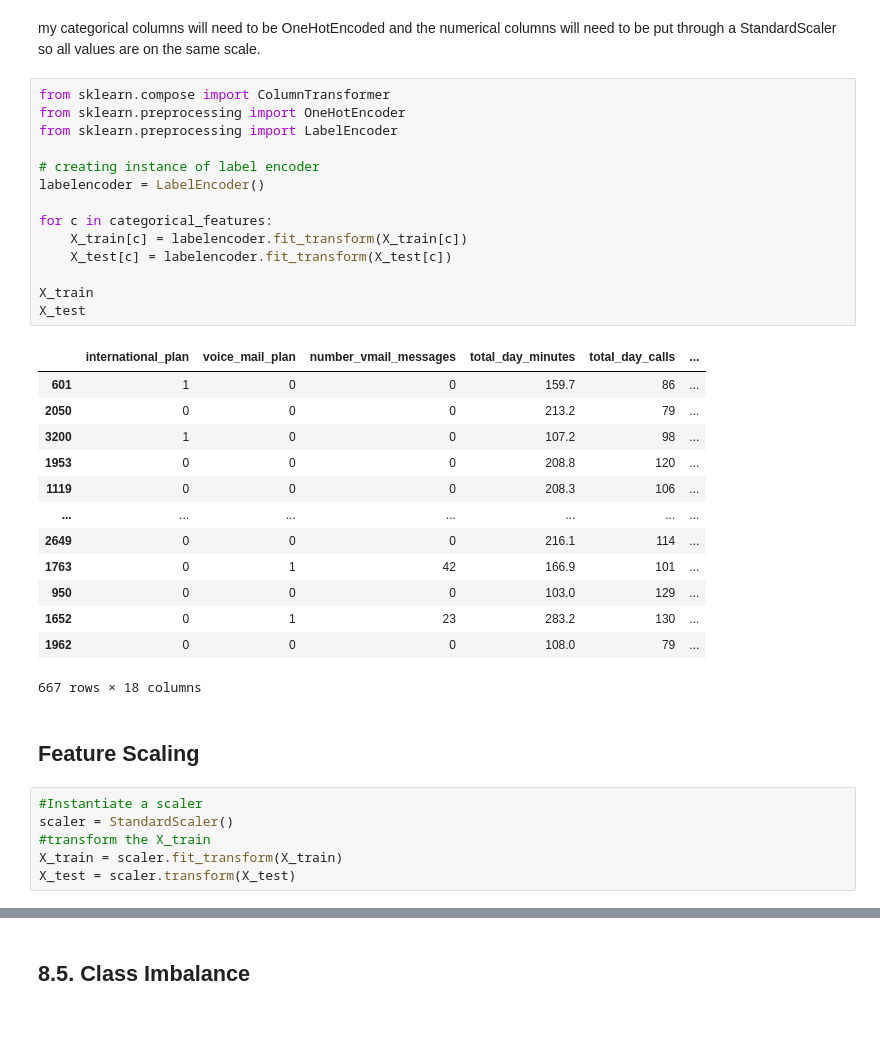
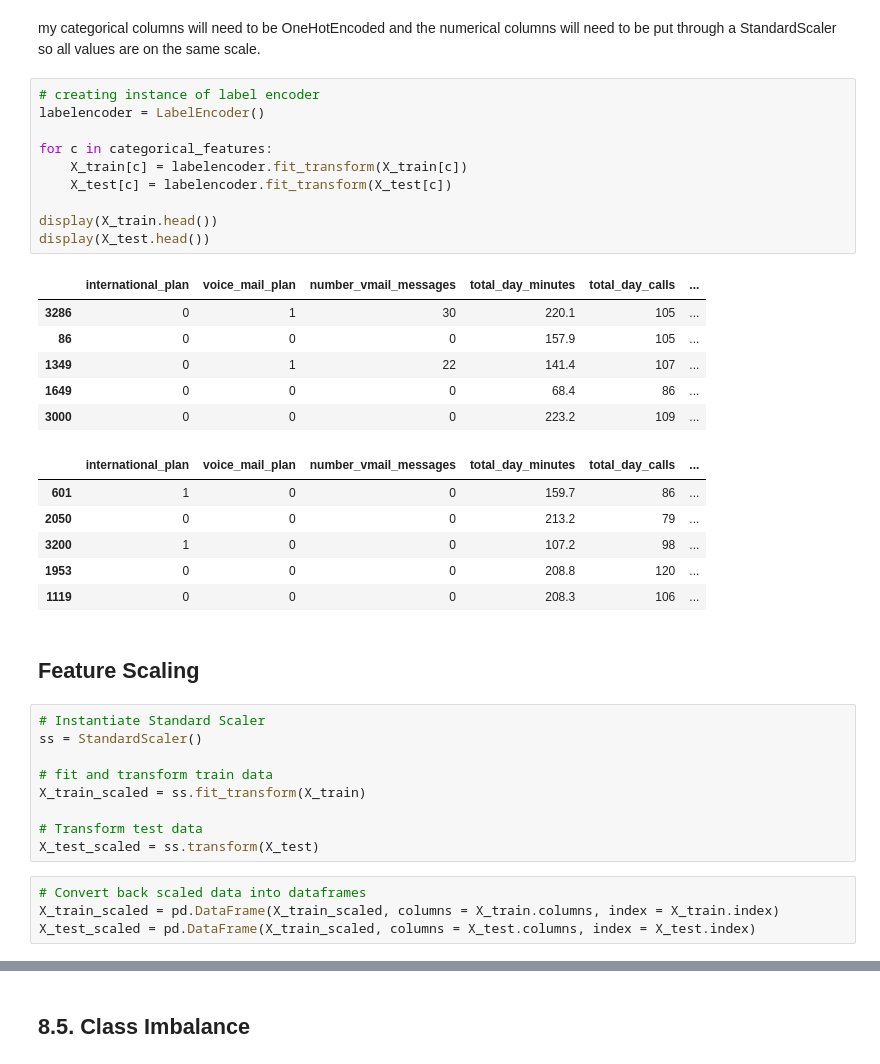
Before and after one commit to PatienceAnono/-SyriaTel-Customer-Churn-Project, a Jupyter notebook: SyriaTel Customer Churn.ipynb, the cells around one changed output, grey strips where cells are left out. Drawn from its saved outputs; the diff is of its cells as text; blank space fills up the shorter version.

```diff
--- a/SyriaTel Customer Churn.ipynb
+++ b/SyriaTel Customer Churn.ipynb
@@ -577,38 +580,40 @@ dtype: object
 # %% [markdown]
 my categorical columns will need to be OneHotEncoded and the numerical columns will need to be put through a StandardScaler so all values are on the same scale.
 # %%
-from sklearn.compose import ColumnTransformer
-from sklearn.preprocessing import OneHotEncoder
-from sklearn.preprocessing import LabelEncoder
-
 # creating instance of label encoder
 labelencoder = LabelEncoder()
 
 for c in categorical_features:
     X_train[c] = labelencoder.fit_transform(X_train[c])
     X_test[c] = labelencoder.fit_transform(X_test[c])
 
-X_train
-X_test
+display(X_train.head())
+display(X_test.head())
 # %% [output]
 |  | international_plan | voice_mail_plan | number_vmail_messages | total_day_minutes | total_day_calls | ... |
-| 601 | 1 | 0 | 0 | 159.7 | 86 | ... |
-| 2050 | 0 | 0 | 0 | 213.2 | 79 | ... |
-| 3200 | 1 | 0 | 0 | 107.2 | 98 | ... |
-| 1953 | 0 | 0 | 0 | 208.8 | 120 | ... |
-| 1119 | 0 | 0 | 0 | 208.3 | 106 | ... |
-| ... | ... | ... | ... | ... | ... | ... |
-| 2649 | 0 | 0 | 0 | 216.1 | 114 | ... |
-| 1763 | 0 | 1 | 42 | 166.9 | 101 | ... |
-| 950 | 0 | 0 | 0 | 103.0 | 129 | ... |
-| 1652 | 0 | 1 | 23 | 283.2 | 130 | ... |
-| 1962 | 0 | 0 | 0 | 108.0 | 79 | ... |
+| 3286 | 0 | 1 | 30 | 220.1 | 105 | ... |
+| 86 | 0 | 0 | 0 | 157.9 | 105 | ... |
+| 1349 | 0 | 1 | 22 | 141.4 | 107 | ... |
+| 1649 | 0 | 0 | 0 | 68.4 | 86 | ... |
+| 3000 | 0 | 0 | 0 | 223.2 | 109 | ... |
-667 rows × 18 columns
+|  | international_plan | voice_mail_plan | number_vmail_messages | total_day_minutes | total_day_calls | ... |
+| 601 | 1 | 0 | 0 | 159.7 | 86 | ... |
+| 2050 | 0 | 0 | 0 | 213.2 | 79 | ... |
+| 3200 | 1 | 0 | 0 | 107.2 | 98 | ... |
+| 1953 | 0 | 0 | 0 | 208.8 | 120 | ... |
+| 1119 | 0 | 0 | 0 | 208.3 | 106 | ... |
 # %% [markdown]
 ## Feature Scaling
 # %%
-#Instantiate a scaler
-scaler = StandardScaler()
-#transform the X_train
-X_train = scaler.fit_transform(X_train)
-X_test = scaler.transform(X_test)
+# Instantiate Standard Scaler
+ss = StandardScaler()
+
+# fit and transform train data
+X_train_scaled = ss.fit_transform(X_train)
+
+# Transform test data
+X_test_scaled = ss.transform(X_test)
+# %%
+# Convert back scaled data into dataframes
+X_train_scaled = pd.DataFrame(X_train_scaled, columns = X_train.columns, index = X_train.index)
+X_test_scaled = pd.DataFrame(X_train_scaled, columns = X_test.columns, index = X_test.index)
```
Also changed, not shown: parts of 21 cells of this notebook.
